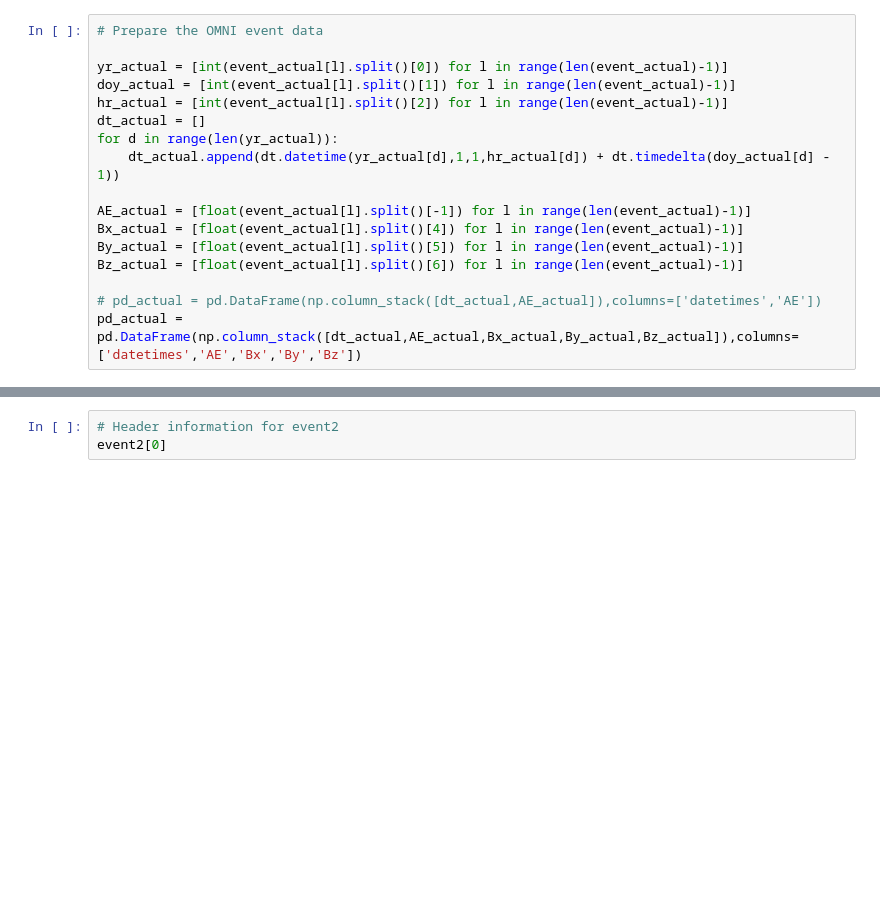
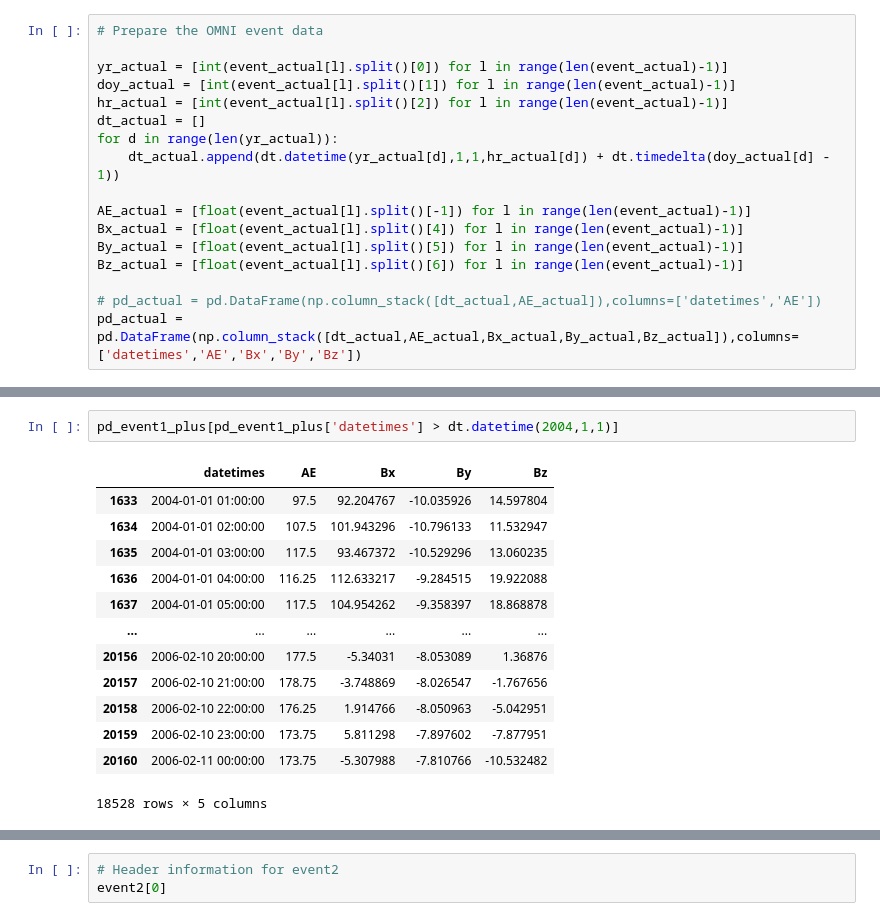
Before and after one commit to rmcgranaghan/NSF_CHESS, a Jupyter notebook: SyntheticEnvironment/Visualize_SolarWindData.ipynb, the cells around one changed output, grey strips where cells are left out. Saved outputs shown, nothing was run; the diff lists cells and outputs as text; blank space fills up the shorter version.

```diff
--- a/SyntheticEnvironment/Visualize_SolarWindData.ipynb
+++ b/SyntheticEnvironment/Visualize_SolarWindData.ipynb
@@ -200,0 +206,16 @@ pd_event1 = pd.DataFrame(np.column_stack([dt_event1,event1.variables['AE-index']
+# %%
+pd_event1_plus[pd_event1_plus['datetimes'] > dt.datetime(2004,1,1)]
+# %% [output]
+|  | datetimes | AE | Bx | By | Bz |
+| 1633 | 2004-01-01 01:00:00 | 97.5 | 92.204767 | -10.035926 | 14.597804 |
+| 1634 | 2004-01-01 02:00:00 | 107.5 | 101.943296 | -10.796133 | 11.532947 |
+| 1635 | 2004-01-01 03:00:00 | 117.5 | 93.467372 | -10.529296 | 13.060235 |
+| 1636 | 2004-01-01 04:00:00 | 116.25 | 112.633217 | -9.284515 | 19.922088 |
+| 1637 | 2004-01-01 05:00:00 | 117.5 | 104.954262 | -9.358397 | 18.868878 |
+| ... | ... | ... | ... | ... | ... |
+| 20156 | 2006-02-10 20:00:00 | 177.5 | -5.34031 | -8.053089 | 1.36876 |
+| 20157 | 2006-02-10 21:00:00 | 178.75 | -3.748869 | -8.026547 | -1.767656 |
+| 20158 | 2006-02-10 22:00:00 | 176.25 | 1.914766 | -8.050963 | -5.042951 |
+| 20159 | 2006-02-10 23:00:00 | 173.75 | 5.811298 | -7.897602 | -7.877951 |
+| 20160 | 2006-02-11 00:00:00 | 173.75 | -5.307988 | -7.810766 | -10.532482 |
+18528 rows × 5 columns
```
Also changed, not shown: parts of 10 cells of this notebook, 2 other files.
